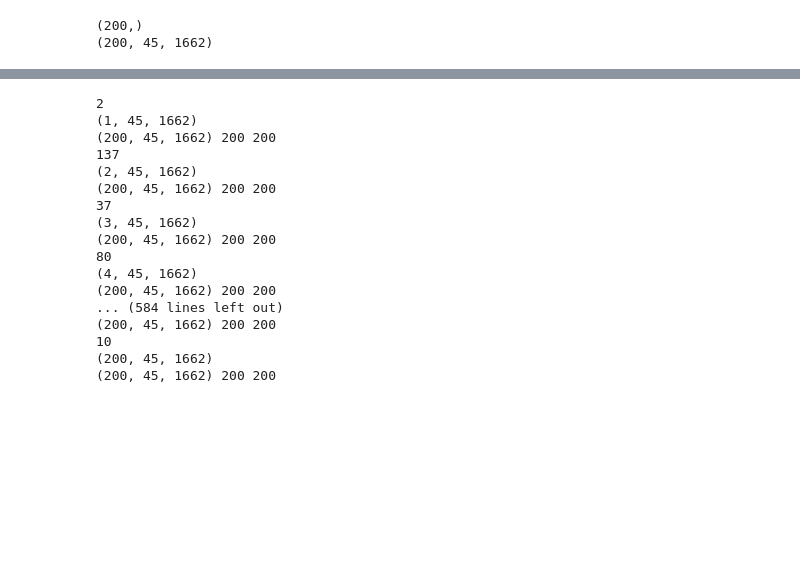
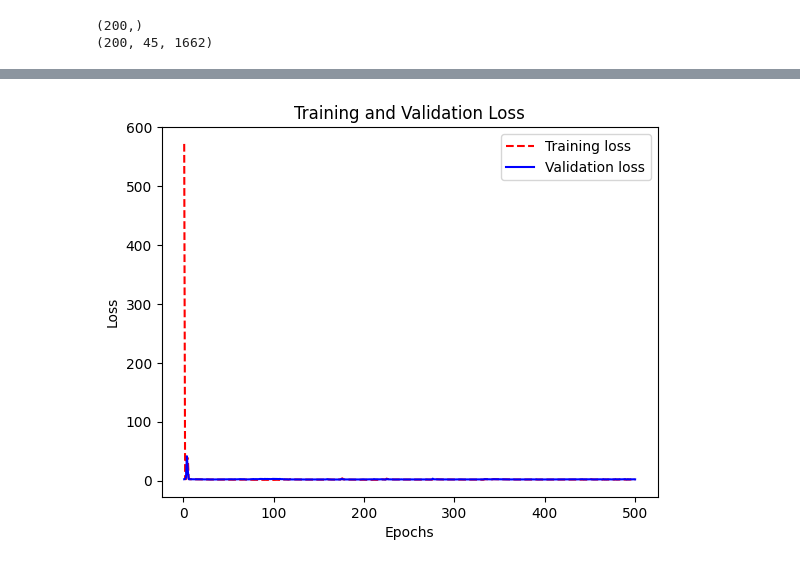
Before and after one commit to hosman-1/ece5831-project-failed, a Jupyter notebook: Training_asl.ipynb, the cells around one changed output, grey strips where cells are left out. Saved outputs shown, nothing was run; the diff lists cells and outputs as text; code cells hidden in the pictures; blank space fills up the shorter version.

Commit message:
Plotted loss and accuracy and saved new model

```diff
--- a/Training_asl.ipynb
+++ b/Training_asl.ipynb
@@ -345,7 +355,7 @@ model_outputs = Dense(10, activation='softmax')(x)
 model = Sequential([
     LSTM(32, return_sequences=True, activation='relu', input_shape=(45,1662)),
     LSTM(64, return_sequences=True, activation='relu'),
-    LSTM(32, return_sequences=False, activation='relu', input_shape=(45,1662)),
+    LSTM(32, return_sequences=False, activation='relu'),
     Dense(128, activation='relu'),
     Dense(32, activation='relu'),
     Dense(10, activation='softmax')
@@ -377,12 +390,15 @@ model.compile(optimizer='adam', loss='categorical_crossentropy', metrics=['accur
 # %%
 print(train_label.shape)
 print(train_data.shape)
-train_label = np.int32(train_label)
 train_label_cat = to_categorical(train_label)
+
+test_label_cat = to_categorical(test_label)
+
+val_label_cat = to_categorical(val_label)
 # %% [output]
 (200,)
 (200, 45, 1662)
 # %%
-model.fit(train_data, train_label_cat, epochs=500, batch_size=16)
+history = model.fit(train_data, train_label_cat, epochs=500, batch_size=16, validation_data=(val_data, val_label_cat))
 # %% [output]
 Epoch 1/500
@@ -435,20 +422,0 @@ def shuffle_dataset(data,labels):
-# %%
-train_data_shuffled, train_labels_shuffled = shuffle_dataset(train_data, train_label)
-# %% [output]
-2
-(1, 45, 1662)
-(200, 45, 1662) 200 200
-137
-(2, 45, 1662)
-(200, 45, 1662) 200 200
-37
-(3, 45, 1662)
-(200, 45, 1662) 200 200
-80
-(4, 45, 1662)
-(200, 45, 1662) 200 200
-... (584 lines left out)
-(200, 45, 1662) 200 200
-10
-(200, 45, 1662)
-(200, 45, 1662) 200 200
@@ -454,0 +425,14 @@ train_data_shuffled, train_labels_shuffled = shuffle_dataset(train_data, train_l
+# %%
+history_dict = history.history
+loss_values = history_dict["loss"]
+val_loss_values = history_dict["val_loss"]
+epochs = range(1, len(loss_values) + 1)
+plt.plot(epochs, loss_values, "r--", label="Training loss")
+plt.plot(epochs, val_loss_values, "b", label="Validation loss")
+plt.title("Training and Validation Loss")
+plt.xlabel("Epochs")
+plt.ylabel("Loss")
+plt.legend()
+plt.show()
+# %% [output]
+[figure, added]
```
Also changed, not shown: parts of 13 cells of this notebook, 1 other file.
